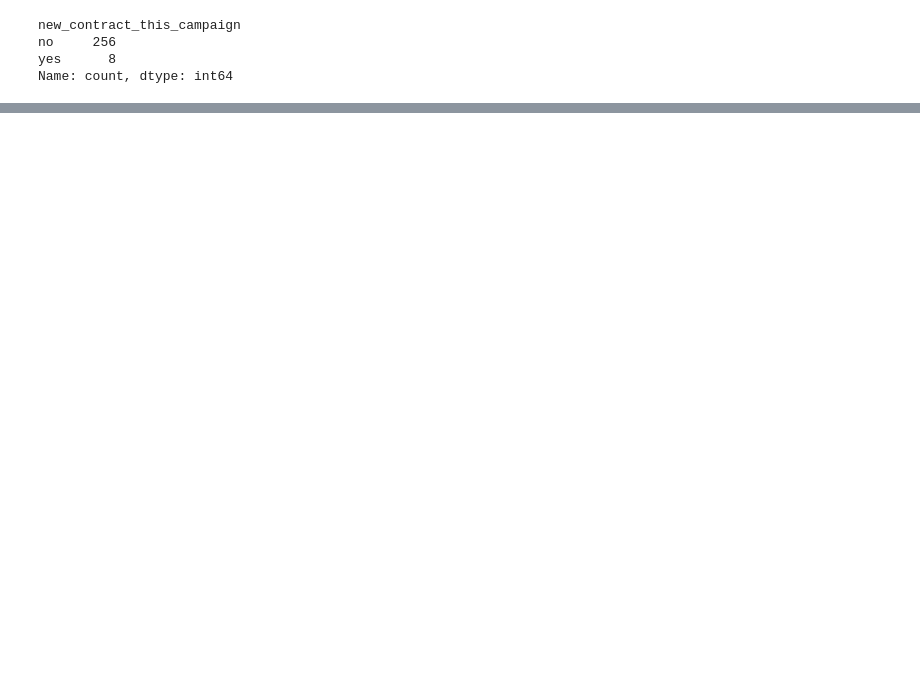
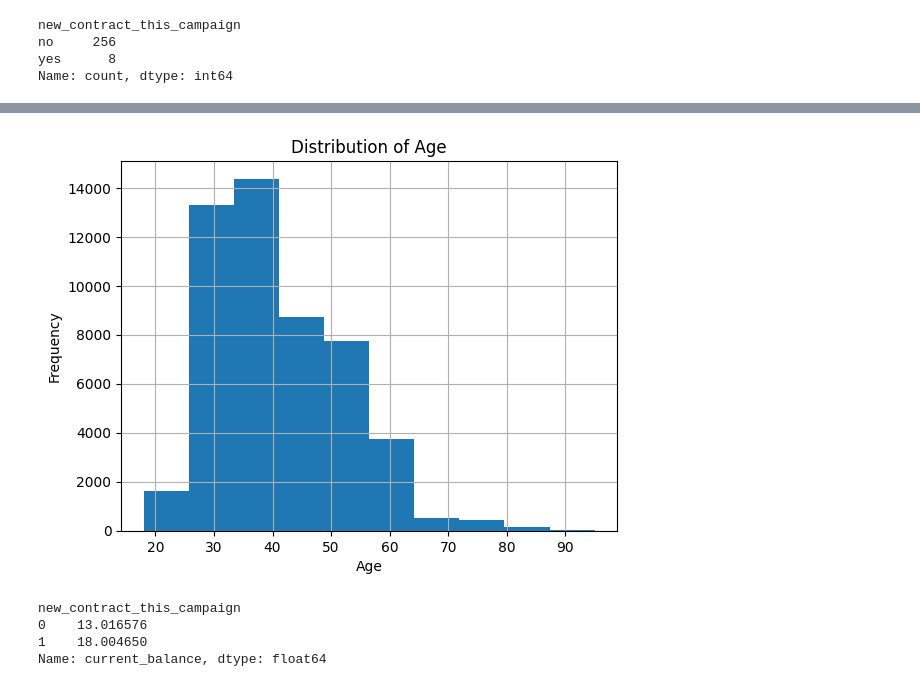
Before and after one commit to shashankpissey/ITNPBD6_MachineLearning, a Jupyter notebook: Code/explore_data.ipynb, the cells around one changed output, grey strips where cells are left out. Cells and saved outputs as stored; diff of their text form; code cells hidden in the pictures; blank space fills up the shorter version.

```diff
--- a/Code/explore_data.ipynb
+++ b/Code/explore_data.ipynb
@@ -76,0 +212,15 @@ Name: count, dtype: int64
+# %%
+ax = data['age'].hist()
+ax.set_xlabel('Age')
+ax.set_ylabel('Frequency')
+ax.set_title('Distribution of Age')
+plt.show()
+# %% [output]
+[figure, added]
+# %%
+data.groupby('new_contract_this_campaign')['current_balance'].mean()
+# %% [output]
+new_contract_this_campaign
+0    13.016576
+1    18.004650
+Name: current_balance, dtype: float64
```
Also changed, not shown: parts of 27 cells of this notebook, 10 other files.
